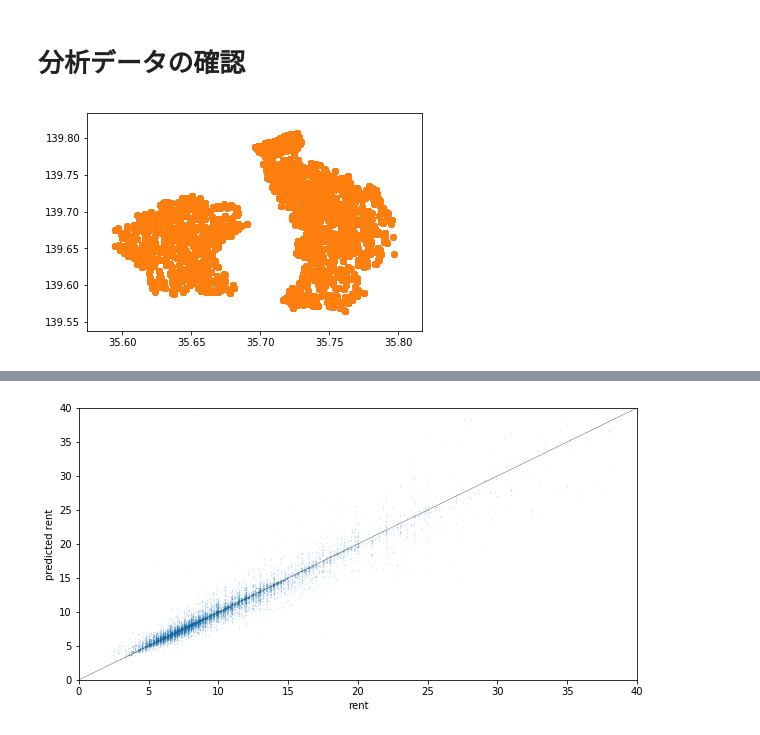
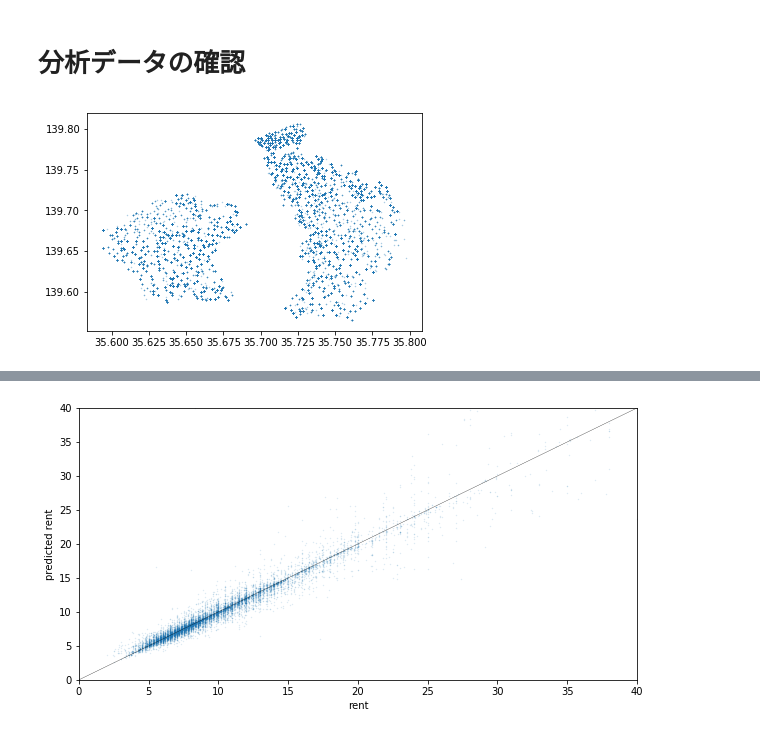
Before and after one commit to kstoneriv3/gci_project, a Jupyter notebook: Prediction/20171125_modeling_property_price.ipynb, the cells around one changed output, grey strips where cells are left out. Cells and saved outputs as stored; diff of their text form; code cells hidden in the pictures.

```diff
--- a/Prediction/20171125_modeling_property_price.ipynb
+++ b/Prediction/20171125_modeling_property_price.ipynb
@@ -24,7 +25,7 @@ db_settings = {
 }
 engine = create_engine('mssql+pyodbc://{user}:{password}@{host}:{port}/{database}{config_query}'.format(**db_settings))
 # %%
-query = "SELECT * FROM whole_data_table"
-data = pd.read_sql(query, con=engine)
+query = "SELECT * FROM analytical_data_table"
+analytical_data = pd.read_sql(query, con=engine)
 # %% [markdown]
 # 分析データの確認
@@ -33,6 +32,6 @@ from matplotlib import pyplot as plt
 # %%
-plt.scatter(data.address_lat, data.latitude_lng)
+plt.scatter(analytical_data.address_lat, analytical_data.address_lng,s=0.2,alpha=0.4)
 plt.show()
 # %% [output]
-[figure, old version]
+[figure, new version]
 # %%
```
Also changed, not shown: parts of 8 cells of this notebook, 1 other file.
